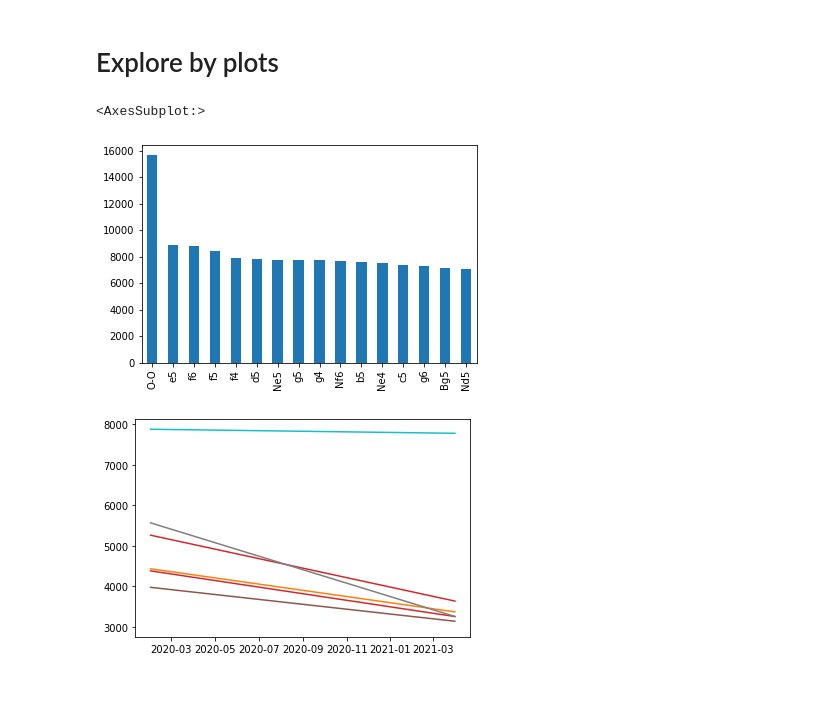
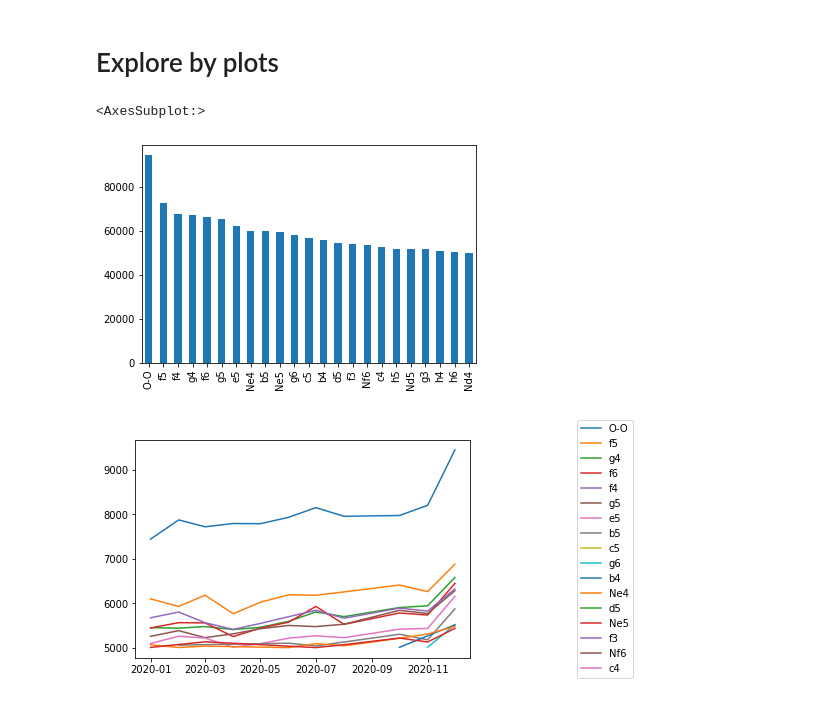
Before and after one commit to jartigag/chess-blunders, a Jupyter notebook: notebooks/1.0-jartigag-explore_interim_data.ipynb, the cells around one changed output. Drawn from its saved outputs; the diff is of its cells as text; code cells hidden in the pictures.

```diff
--- a/notebooks/1.0-jartigag-explore_interim_data.ipynb
+++ b/notebooks/1.0-jartigag-explore_interim_data.ipynb
@@ -29,0 +5,11 @@ df_data.head()
+# %%
+df_list = []
+for m in range(1,13):
+    df = pd.read_csv(f'../data/interim/lichess_db_standard_rated_2020-{m:02d}.eval.blunders.csv')
+    print(f"2020-{m:02d}:",len(df),"rows")
+    df['Date'] = pd.to_datetime(f'2020-{m:02d}')
+    df_list.append(df)
+
+df_data = pd.concat([d for d in df_list])
+
+df_data.head()
@@ -125,20 +108,33 @@ dtype: int64
 # Explore by plots
 # %%
 vc = df_data.Move.value_counts()
-vc[vc>7000].plot(kind='bar')
+vc[vc>50000].plot(kind='bar')
 # %% [output]
 <AxesSubplot:>
-[figure, old version]
+[figure, new version]
 # %%
-s = df_data.groupby(['Date','Move']).size().sort_values(ascending=False).to_frame('size').reset_index().set_index('Date')
+s = df_data.groupby(['Date','Move']).size().sort_values(ascending=False).to_frame('size')
+s = s.reset_index().set_index('Date').sort_index()
 
-for move, group in s[s['size']>3000].groupby('Move'):
-    x = [t.to_pydatetime() for t in group.index]
-    y = group['size'].to_list()
+s = s.drop(index=pd.Timestamp('2020-09-01 00:00:00')) #TODO: check processing on this month
+
+data_dict = {}
+for move, group in s[s['size']>5000].groupby('Move'):
+    data_dict[move] = {'date': [], 'size': []}
+    data_dict[move]['date'] = [t.to_pydatetime() for t in group.index]
+    data_dict[move]['size'] = group['size'].to_list()
+    #plt.plot(x,y, label=move)
+
+sorted_data = sorted(data_dict.items(), key = lambda kv:data_dict[kv[0]]['size'][-1], reverse=True)
+
+for row in sorted_data:
+    move = row[0]
+    x = row[1]['date']
+    y = row[1]['size']
     plt.plot(x,y, label=move)
 
-#plt.legend(loc='right', bbox_to_anchor=(1.5,0.5))
+plt.legend(loc='right', bbox_to_anchor=(1.5,0.5))
 plt.ylim()
 plt.show()
 # %% [output]
-[figure, old version]
+[figure, new version]
```
Also changed, not shown: parts of 7 cells of this notebook, 1 other file.
